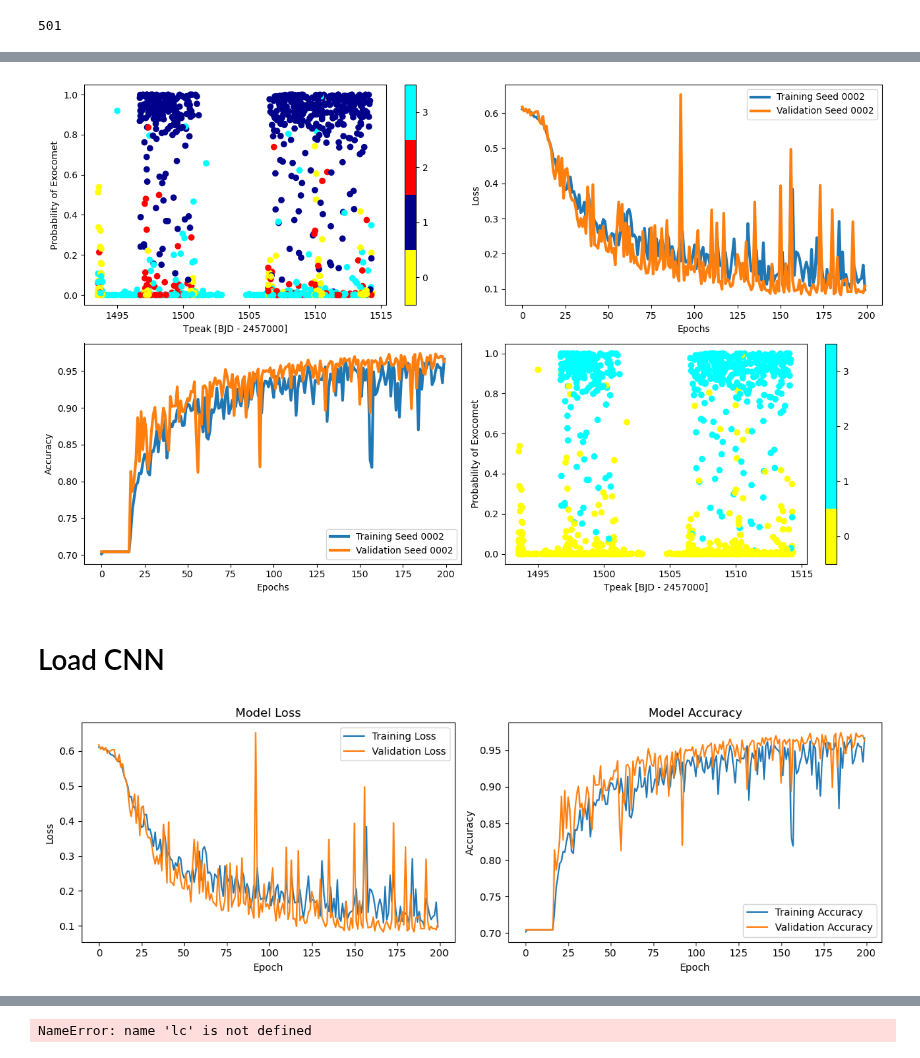
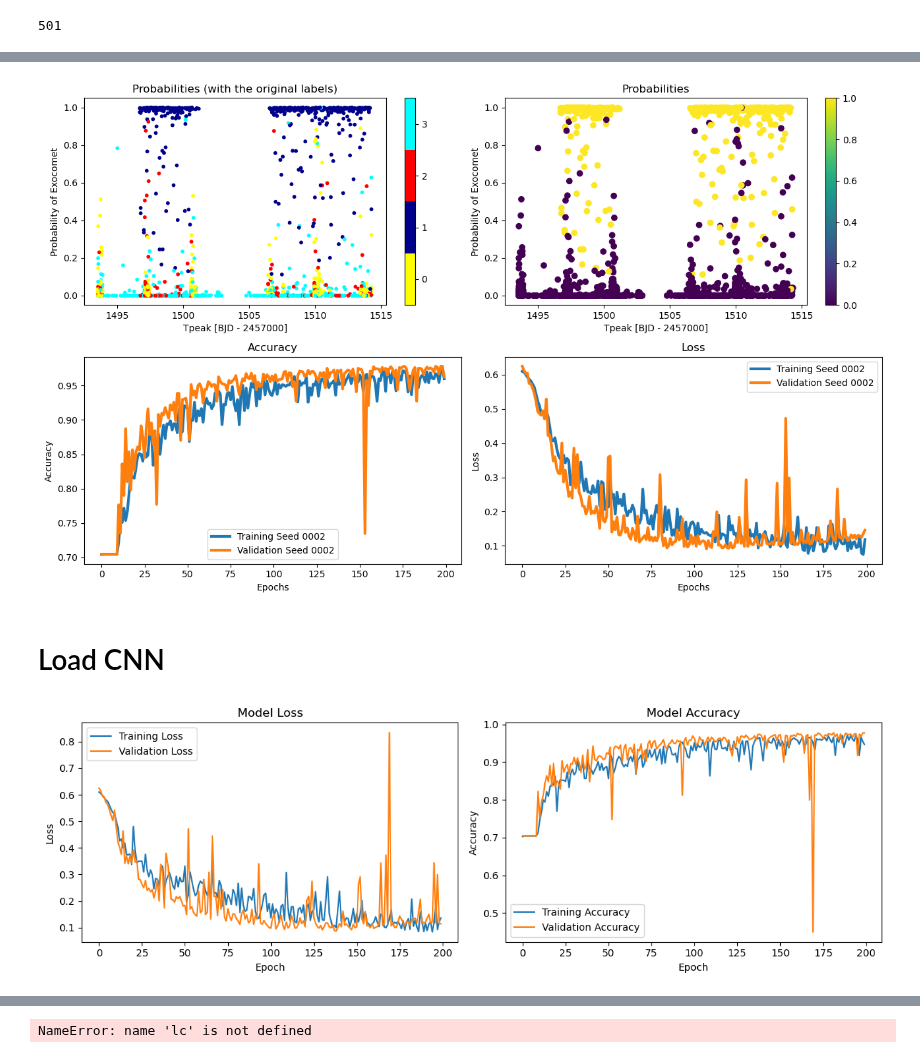
Before and after one commit to azibn/nets2, a Jupyter notebook: notebooks/CNN.ipynb, the cells around one changed output, grey strips where cells are left out. Drawn from its saved outputs; the diff is of its cells as text; code cells hidden in the pictures.

```diff
--- a/notebooks/CNN.ipynb
+++ b/notebooks/CNN.ipynb
@@ -35,6 +30,6 @@ Reading in training set files.
 # %%
 rbinaries = stella.FlareDataSet(fn_dir='/Users/azib/Documents/open_source/nets2/models/binaries-s7/',
-                         catalog='/Users/azib/Documents/open_source/nets2/catalogs/binaries-catalog-s7.txt',cadences=168,training=0.65,validation=0.1,frac_balance=1)
+                         catalog='/Users/azib/Documents/open_source/nets2/catalogs/binaries-catalog-s7.txt',cadences=168,training=0.8,validation=0.1,frac_balance=1)
 # %% [output]
 Reading in training set files.
 2600 positive classes
@@ -157,7 +160,7 @@ layers = [
 cnn = stella.ConvNN(output_dir='/Users/azib/Documents/open_source/nets2/cnn-models/',ds=ds)#,layers=layers)
 SEED = [2]
 # %%
-cnn.train_models(seeds=SEED, epochs=200,batch_size=128,shuffle=True)
+cnn.train_models(seeds=SEED, epochs=200,batch_size=80,shuffle=True)
 # %% [output]
 Model: "sequential"
 _________________________________________________________________
@@ -184,43 +187,48 @@ import matplotlib.colors as mcolors
 import numpy as np
 
 if type(SEED) == list:
     for seeds in SEED:
         # Create a custom colormap
         custom_cmap = mcolors.ListedColormap(['yellow', 'darkblue', 'red','cyan'])
 
         fig, axes = plt.subplots(2, 2, figsize=(13,8))
         formatted_seed = f'{seeds:04}'
 
         # Plot ground truth
         sc = axes[0, 0].scatter(cnn.val_pred_table['tpeak'], cnn.val_pred_table[f'pred_s{formatted_seed}'],
-                                c=cnn.val_pred_table['labels'], cmap=custom_cmap, label=f'Seed {formatted_seed}')
+                                c=cnn.val_pred_table['labels'], cmap=custom_cmap, label=f'Seed {formatted_seed}',s=10)
         axes[0, 0].set_xlabel('Tpeak [BJD - 2457000]')
         axes[0, 0].set_ylabel('Probability of Exocomet')
+        axes[0,0].set_title('Probabilities (with the original labels)')
         plt.colorbar(sc, ax=axes[0, 0], ticks=np.arange(4), boundaries=np.arange(4+1)-0.5)
 
         # Plot loss
-        axes[0, 1].plot(cnn.history_table[f'loss_s{formatted_seed}'], label=f'Training Seed {formatted_seed}', lw=3)
-        axes[0, 1].plot(cnn.history_table[f'val_loss_s{formatted_seed}'], label=f'Validation Seed {formatted_seed}', lw=3)
-        axes[0, 1].set_xlabel('Epochs')
-        axes[0, 1].set_ylabel('Loss')
-        axes[0, 1].legend()
+        axes[1, 1].plot(cnn.history_table[f'loss_s{formatted_seed}'], label=f'Training Seed {formatted_seed}', lw=3)
+        axes[1, 1].plot(cnn.history_table[f'val_loss_s{formatted_seed}'], label=f'Validation Seed {formatted_seed}', lw=3)
+        axes[1, 1].set_xlabel('Epochs')
+        axes[1, 1].set_ylabel('Loss')
+        axes[1,1].set_title('Loss')
+        axes[1, 1].legend()
 
         # Plot accuracy
         axes[1, 0].plot(cnn.history_table[f'accuracy_s{formatted_seed}'], label=f'Training Seed {formatted_seed}', lw=3)
         axes[1, 0].plot(cnn.history_table[f'val_accuracy_s{formatted_seed}'], label=f'Validation Seed {formatted_seed}', lw=3)
         axes[1, 0].set_xlabel('Epochs')
         axes[1, 0].set_ylabel('Accuracy')
+        axes[1, 0].set_title('Accuracy')
         axes[1, 0].legend()
 
         # Plot ground truth (gt)
-        sc2 = axes[1, 1].scatter(cnn.val_pred_table['tpeak'], cnn.val_pred_table[f'pred_s{formatted_seed}'],
-                                 c=cnn.val_pred_table['gt'], cmap=custom_cmap, label=f'Seed {formatted_seed}')
-        axes[1, 1].set_xlabel('Tpeak [BJD - 2457000]')
-        axes[1, 1].set_ylabel('Probability of Exocomet')
-        plt.colorbar(sc2, ax=axes[1, 1], ticks=np.arange(4), boundaries=np.arange(4+1)-0.5)
+        sc2 = axes[0, 1].scatter(cnn.val_pred_table['tpeak'], cnn.val_pred_table[f'pred_s{formatted_seed}'],
+                                 c=cnn.val_pred_table['gt'], label=f'Seed {formatted_seed}')
+        axes[0, 1].set_xlabel('Tpeak [BJD - 2457000]')
+        axes[0, 1].set_ylabel('Probability of Exocomet')
+        axes[0,1].set_title('Probabilities')
+        plt.colorbar(sc2, ax=axes[0, 1])#, ticks=np.arange(2)#, boundaries=np.arange(2)-0.5)
 
         plt.tight_layout()
+        plt.savefig('plots.png',dpi=300,bbox_inches='tight')
         plt.show()
 # %% [output]
-[figure, old version]
+[figure, new version]
 # %% [markdown]
@@ -250,4 +257,4 @@ def plot_training_history(history):
 
 plot_training_history(cnn.history)
 # %% [output]
-[figure, old version]
+[figure, new version]
```
Also changed, not shown: parts of 9 cells of this notebook, 11 other files.
